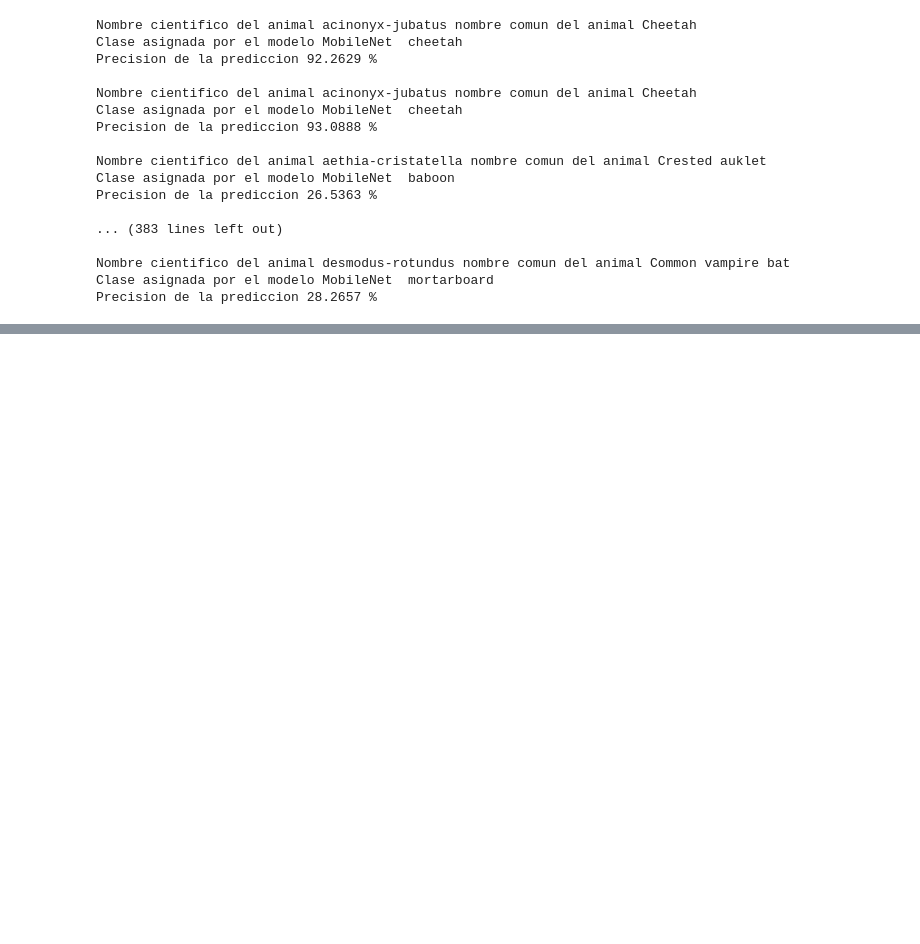
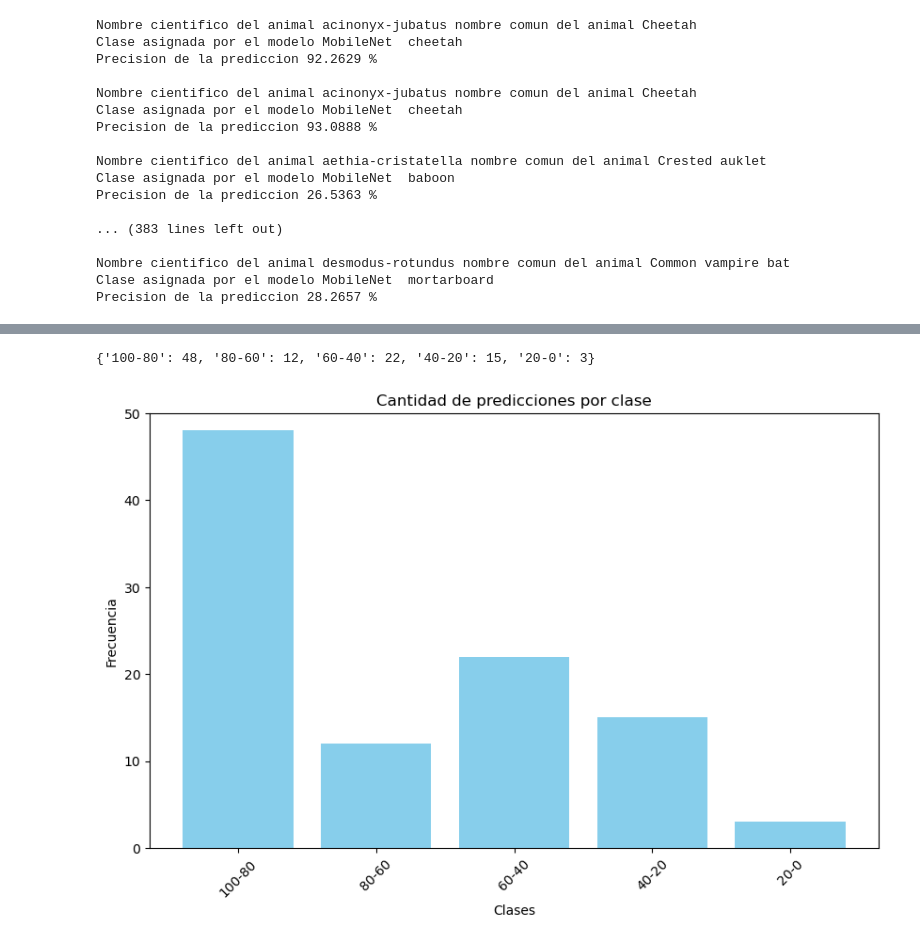
Before and after one commit to Jose-Sepulveda-Salazar/IMA543, a Jupyter notebook: JoseSepulveda_BenjaminHiguera_Ev2.ipynb, the cells around one changed output, grey strips where cells are left out. Drawn from its saved outputs; the diff is of its cells as text; code cells hidden in the pictures; blank space fills up the shorter version.

```diff
--- a/JoseSepulveda_BenjaminHiguera_Ev2.ipynb
+++ b/JoseSepulveda_BenjaminHiguera_Ev2.ipynb
@@ -383,9 +378,20 @@ Numero de clases unicas del conjunto de datos :  44
 Cantidad de predicciones definidas como aceptables con un margen del 80 % : 48
 # %%
+dic_acc={'100-80':0 ,'80-60':0,'60-40':0,'40-20':0,'20-0':0}
 for i in range(len(animal_names)):
     print('Nombre cientifico del animal',labels[i],'nombre comun del animal',animal_names[i])
     print('Clase asignada por el modelo MobileNet ',results_tag[i])
     print('Precision de la prediccion',round(results_acc[i]*100,4),'%')
+    if results_acc[i] >=0.8:
+        dic_acc['100-80']=dic_acc['100-80']+1
+    elif 0.8 > results_acc[i] >=0.6:
+        dic_acc['80-60'] +=1
+    elif 0.6>results_acc[i] >=0.4:
+        dic_acc['60-40'] +=1
+    elif 0.4 >results_acc[i] >=0.2:
+        dic_acc['40-20'] +=1
+    elif 0.2>results_acc[i]:
+        dic_acc['20-0'] +=1
     print('')
 # %% [output]
 Nombre cientifico del animal acinonyx-jubatus nombre comun del animal Cheetah
@@ -407,0 +456,4 @@ Precision de la prediccion 28.2657 %
+# %%
+dic_acc
+# %% [output]
+{'100-80': 48, '80-60': 12, '60-40': 22, '40-20': 15, '20-0': 3}
@@ -408 +463,18 @@ Precision de la prediccion 28.2657 %
+# %%
+labels = list(dic_acc.keys())
+values = list(dic_acc.values())
+
+# Crear el histograma
+plt.figure(figsize=(10, 6))
+plt.bar(labels, values, color='skyblue')
+plt.xlabel('Clases')
+plt.ylabel('Frecuencia')
+plt.title('Cantidad de predicciones por clase')
+plt.ylim(0, 50)
+plt.xticks(rotation=45)
+
+# Mostrar el histograma
+plt.show()
+# %% [output]
+[figure, added]
 # %%
```
Also changed, not shown: parts of 13 cells of this notebook.
